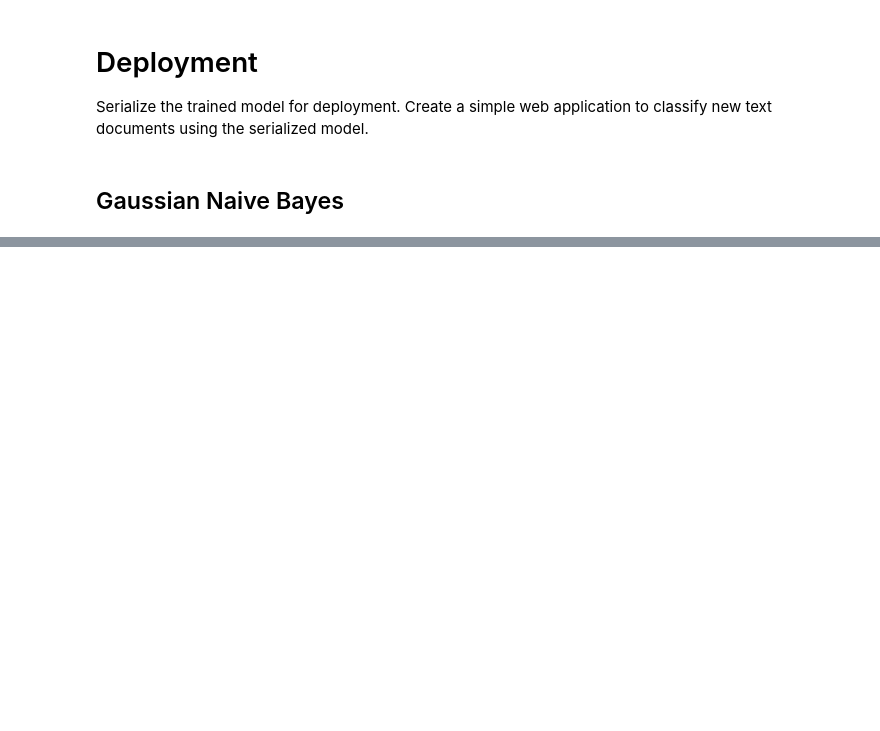
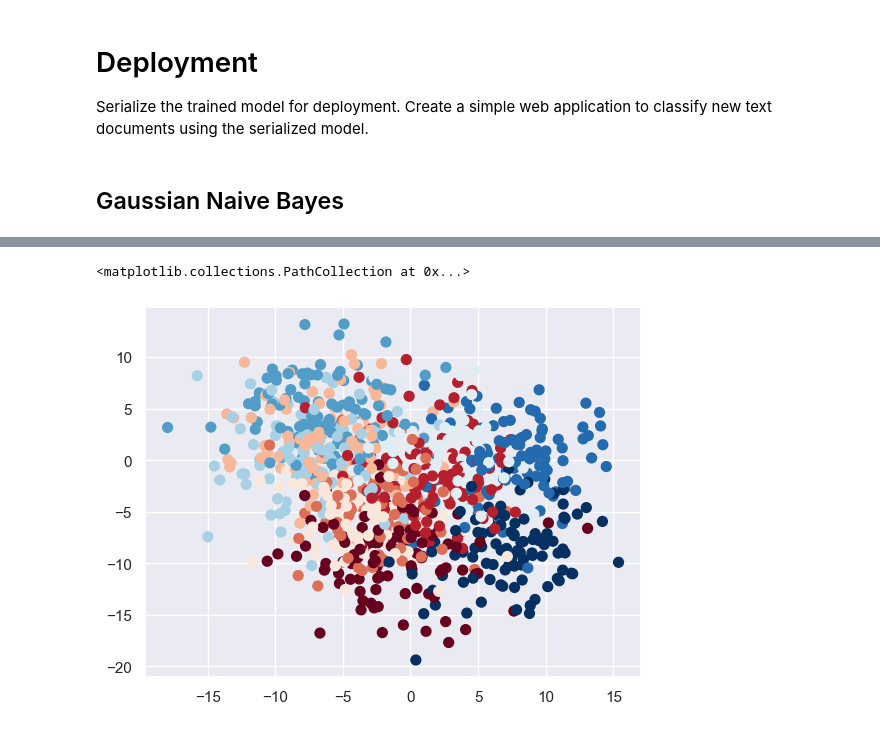
Before and after one commit to SarahMartin1244/DataScience, a Jupyter notebook: Naive Bayes Classifier/Naive-Bayes.ipynb, the cells around one changed output, grey strips where cells are left out. Cells and saved outputs as stored; diff of their text form; code cells hidden in the pictures; blank space fills up the shorter version.

```diff
--- a/Naive Bayes Classifier/Naive-Bayes.ipynb
+++ b/Naive Bayes Classifier/Naive-Bayes.ipynb
@@ -36,4 +42,7 @@ import seaborn as sns; sns.set()
 # %%
 from sklearn.datasets import make_blobs
-X, y = make_blobs(100, 2, centers=2, random_state=2, cluster_std=1.5)
+X, y = make_blobs(1000, 2, centers=10, random_state=2, cluster_std=3.5)
 plt.scatter(X[:, 0], X[:, 1], c=y, s=50, cmap='RdBu')
+# %% [output]
+<matplotlib.collections.PathCollection at 0x...>
+[figure, added]
```
Also changed, not shown: parts of 8 cells of this notebook, 1 other file.
